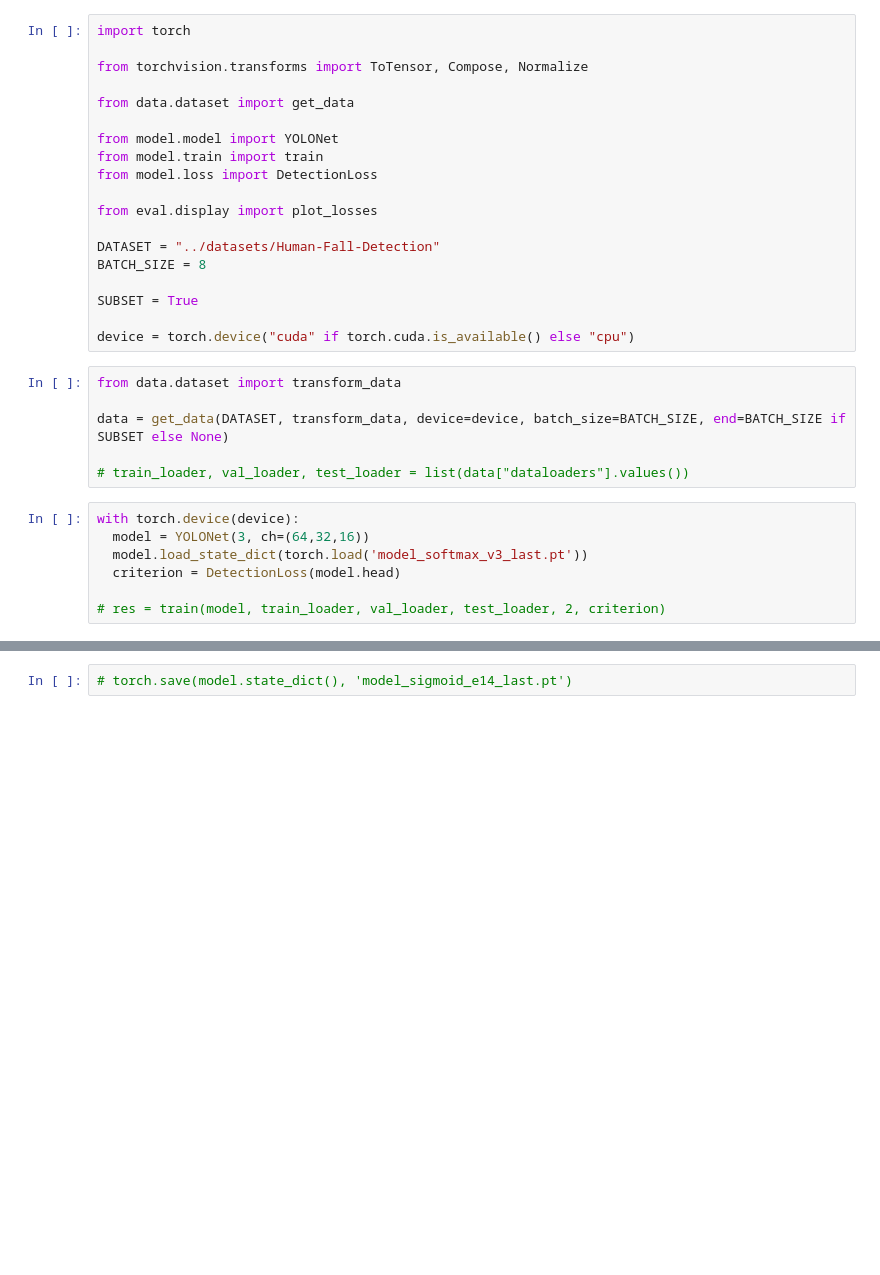
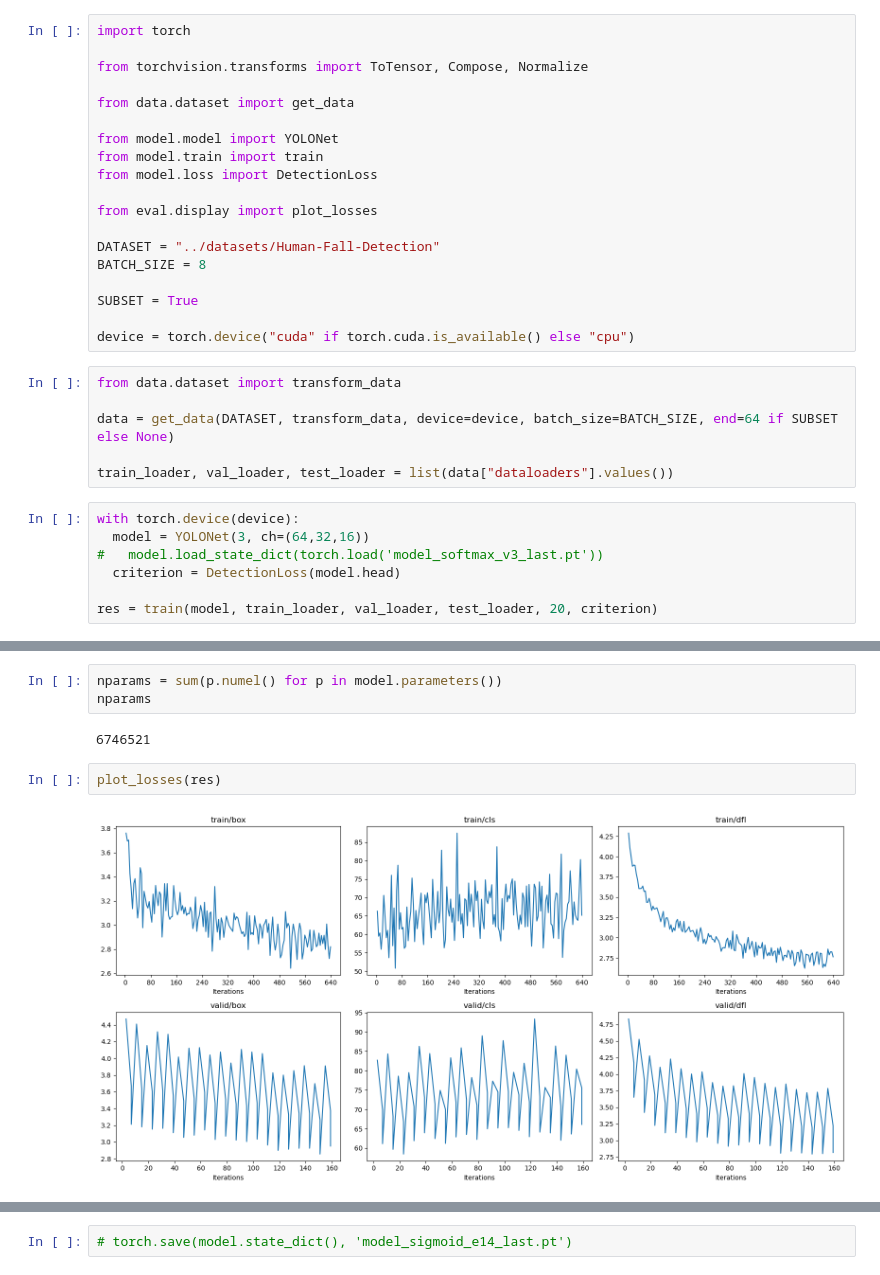
Before and after one commit to shaunnope/dl-fall-detection, a Jupyter notebook: dl-fall-detection/train.ipynb, the cells around one changed output, grey strips where cells are left out. Cells and saved outputs as stored; diff of their text form; blank space fills up the shorter version.

Commit message:
feat: reduced model size

```diff
--- a/dl-fall-detection/train.ipynb
+++ b/dl-fall-detection/train.ipynb
@@ -20,13 +20,13 @@ device = torch.device("cuda" if torch.cuda.is_available() else "cpu")
 # %%
 from data.dataset import transform_data
 
-data = get_data(DATASET, transform_data, device=device, batch_size=BATCH_SIZE, end=BATCH_SIZE if SUBSET else None)
+data = get_data(DATASET, transform_data, device=device, batch_size=BATCH_SIZE, end=64 if SUBSET else None)
 
-# train_loader, val_loader, test_loader = list(data["dataloaders"].values())
+train_loader, val_loader, test_loader = list(data["dataloaders"].values())
 # %%
 with torch.device(device):
   model = YOLONet(3, ch=(64,32,16))
-  model.load_state_dict(torch.load('model_softmax_v3_last.pt'))
+#   model.load_state_dict(torch.load('model_softmax_v3_last.pt'))
   criterion = DetectionLoss(model.head)
 
-# res = train(model, train_loader, val_loader, test_loader, 2, criterion)
+res = train(model, train_loader, val_loader, test_loader, 20, criterion)
@@ -32,0 +47,9 @@ with torch.device(device):
+# %%
+nparams = sum(p.numel() for p in model.parameters())
+nparams
+# %% [output]
+6746521
+# %%
+plot_losses(res)
+# %% [output]
+[figure, added]
```
Also changed, not shown: parts of 6 cells of this notebook, 5 other files.
